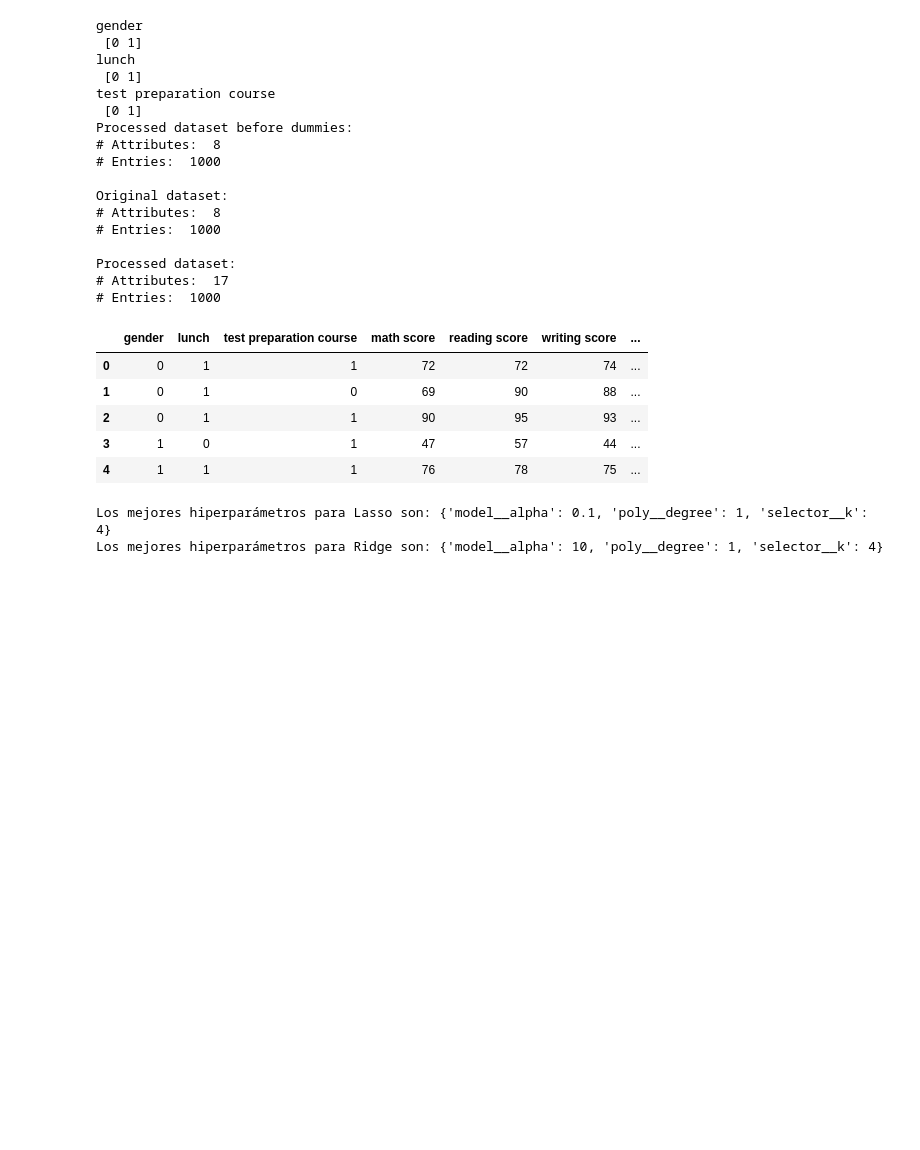
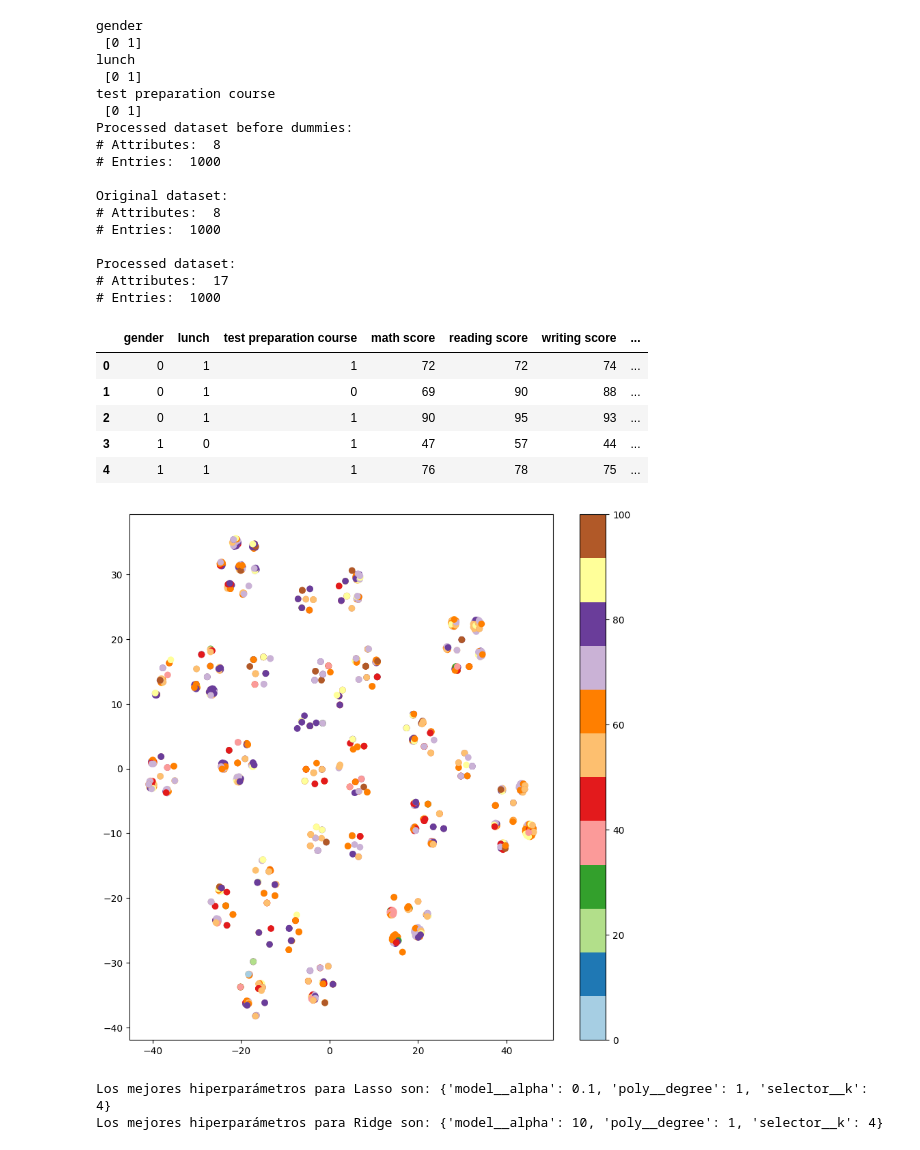
Before and after one commit to Negatix092/Machine-Learning, a Jupyter notebook: ML_Class_Spring_2023/Proyecto_Final/punto1.ipynb, the cells around one changed output. Cells and saved outputs as stored; diff of their text form; code cells hidden in the pictures; blank space fills up the shorter version.

```diff
--- a/ML_Class_Spring_2023/Proyecto_Final/punto1.ipynb
+++ b/ML_Class_Spring_2023/Proyecto_Final/punto1.ipynb
@@ -98,6 +98,28 @@ Processed dataset:
 | 2 | 0 | 1 | 1 | 90 | 95 | 93 | ... |
 | 3 | 1 | 0 | 1 | 47 | 57 | 44 | ... |
 | 4 | 1 | 1 | 1 | 76 | 78 | 75 | ... |
+# %%
+import numpy as np
+from sklearn.manifold import TSNE
+import matplotlib.pyplot as plt
+
+# Seleccionamos las columnas que vamos a utilizar
+x = df_proc.drop([score_output_Math, score_output_Reading, score_output_Writing], axis=1)
+y = df_proc[score_output_Math]
+
+# Creamos el modelo
+tsne = TSNE(n_components=2, random_state=26)
+
+# Ajustamos el modelo
+tsne_obj = tsne.fit_transform(x)
+
+# Visualizamos los datos
+plt.figure(figsize=(10, 10))
+plt.scatter(tsne_obj[:, 0], tsne_obj[:, 1], c=y, cmap='Paired')
+plt.colorbar()
+plt.show()
+# %% [output]
+[figure, added]
 # %%
 # inputs y outputs
 math_score_Y = df_proc['math score']
```
